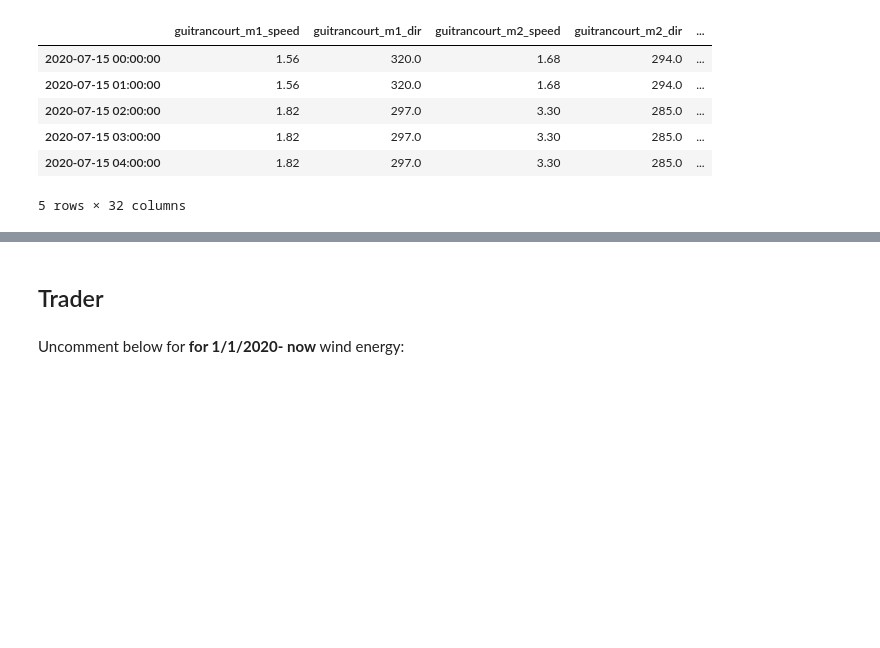
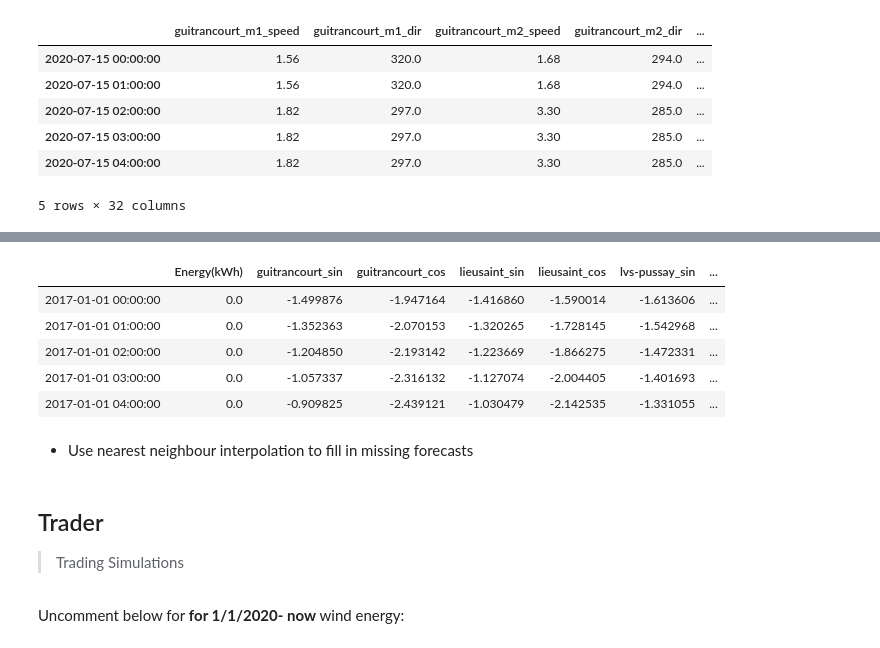
Before and after one commit to mshagirov/datathon2020, a Jupyter notebook: P003/Introduction.ipynb, the cells around one changed output, grey strips where cells are left out. Drawn from its saved outputs; the diff is of its cells as text; code cells hidden in the pictures; blank space fills up the shorter version.

Commit message:
merging datasets in P003

```diff
--- a/P003/Introduction.ipynb
+++ b/P003/Introduction.ipynb
@@ -315,0 +340,14 @@ dfs.head()
+# %%
+# Load the energy dataset (it's averaged for 1h frequency, and in **kWh**)
+energy_df = datautils.read_ai4impact_energy('datasets/energy-ile-de-france.csv')
+print(energy_df.tail())
+
+# Check for missing hourly data
+print(f'\nenergy_df.index.freq is set to: {energy_df.index.freq}')
+date_range = pd.date_range(energy_df.index[0],energy_df.index[-1],freq='H')
+print(f"Is there data missing: {'YES' if (len(date_range)-len(energy_df)) else 'NO'}\n")
+print(f"The difference in length between the custom date range and our dataset is {(len(date_range)-len(energy_df))}:")
+print(f"\tDaterange diff: {len(date_range.difference(energy_df.index))} samples\n{date_range.difference(energy_df.index)}")
+
+energy_df = energy_df.reindex(date_range)
+print(f"\nThe energy_df.index.freq is now: {energy_df.index.freq}")
@@ -315,0 +442,15 @@ dfs.head()
+# %%
+dfs = [energy_df]
+interpolation_method = 'linear'
+for model_n in range(1,3,1):
+    for farm_k in range(len(datautils.locations)):
+        dfs.append(
+            readlocation_as_vec(model_n,farm_k,energy_df.index).interpolate(method=interpolation_method).reindex(energy_df.index) )
+
+# concatenate along axis 1 using datetime as reference
+dfs = pd.concat(dfs,axis=1)
+dfs.to_csv(f'ile_de_france_dataset_{interpolation_method}interp.csv')
+
+# average forecasts
+dfs_avgmodels = pd.concat([energy_df,datautils.average_forecast_models(dfs)],axis=1)
+dfs_avgmodels.to_csv(f'ile_de_france_dataset_{interpolation_method}interp_avgmodels.csv')
@@ -315,0 +467,11 @@ dfs.head()
+# %%
+dfs_avgmodels.head()
+# %% [output]
+|  | Energy(kWh) | guitrancourt_sin | guitrancourt_cos | lieusaint_sin | lieusaint_cos | lvs-pussay_sin | ... |
+| 2017-01-01 00:00:00 | 0.0 | -1.499876 | -1.947164 | -1.416860 | -1.590014 | -1.613606 | ... |
+| 2017-01-01 01:00:00 | 0.0 | -1.352363 | -2.070153 | -1.320265 | -1.728145 | -1.542968 | ... |
+| 2017-01-01 02:00:00 | 0.0 | -1.204850 | -2.193142 | -1.223669 | -1.866275 | -1.472331 | ... |
+| 2017-01-01 03:00:00 | 0.0 | -1.057337 | -2.316132 | -1.127074 | -2.004405 | -1.401693 | ... |
+| 2017-01-01 04:00:00 | 0.0 | -0.909825 | -2.439121 | -1.030479 | -2.142535 | -1.331055 | ... |
+# %% [markdown]
+* Use nearest neighbour interpolation to fill in missing forecasts
@@ -316,5 +492,6 @@ dfs.head()
 # %% [markdown]
 ## Trader
+> Trading Simulations
 # %%
 import pandas as pd
 import numpy as np
```
Also changed, not shown: parts of 19 cells of this notebook, 38 other files.
